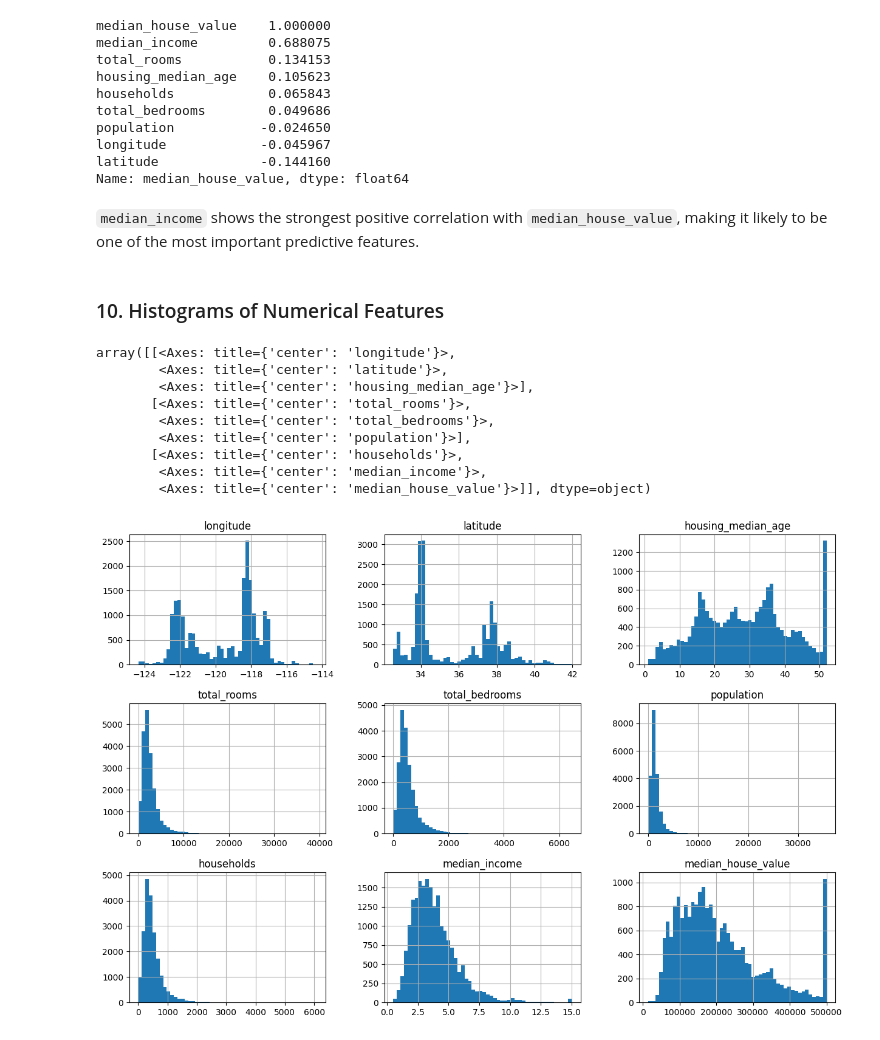
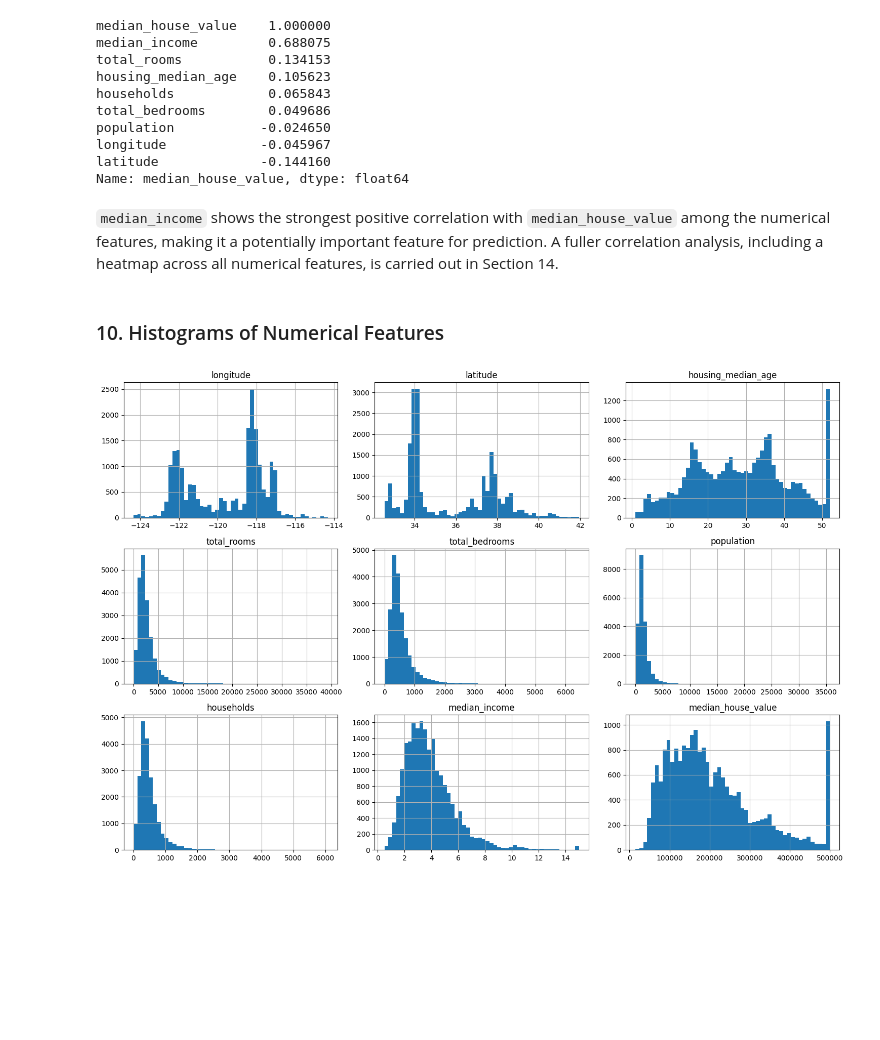
Before and after one commit to Ayda-Karimzadeh/house-price-prediction-linear-regression, a Jupyter notebook: notebooks/02_data_understanding.ipynb, the cells around one changed output. Drawn from its saved outputs; the diff is of its cells as text; code cells hidden in the pictures; blank space fills up the shorter version.

```diff
--- a/notebooks/02_data_understanding.ipynb
+++ b/notebooks/02_data_understanding.ipynb
@@ -151,23 +205,15 @@ longitude            -0.045967
 latitude             -0.144160
 Name: median_house_value, dtype: float64
 # %% [markdown]
-`median_income` shows the strongest positive correlation with `median_house_value`, making it likely to be one of the most important predictive features.
+`median_income` shows the strongest positive correlation with `median_house_value` among the numerical features, making it a potentially important feature for prediction. A fuller correlation analysis, including a heatmap across all numerical features, is carried out in Section 14.
 # %% [markdown]
 ### 10. Histograms of Numerical Features
 # %%
 %matplotlib inline
 df.hist(bins=50, figsize=(15, 10))
+plt.tight_layout()
 # %% [output]
-array([[<Axes: title={'center': 'longitude'}>,
-        <Axes: title={'center': 'latitude'}>,
-        <Axes: title={'center': 'housing_median_age'}>],
-       [<Axes: title={'center': 'total_rooms'}>,
-        <Axes: title={'center': 'total_bedrooms'}>,
-        <Axes: title={'center': 'population'}>],
-       [<Axes: title={'center': 'households'}>,
-        <Axes: title={'center': 'median_income'}>,
-        <Axes: title={'center': 'median_house_value'}>]], dtype=object)
-[figure, old version]
+[figure, new version]
 # %% [markdown]
 #### Observations from Histograms
 
```
Also changed, not shown: parts of 48 cells of this notebook.
